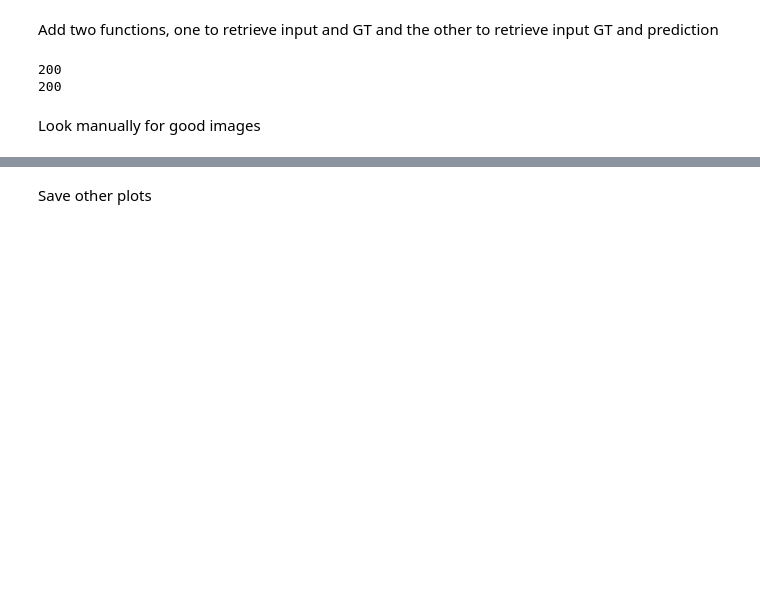
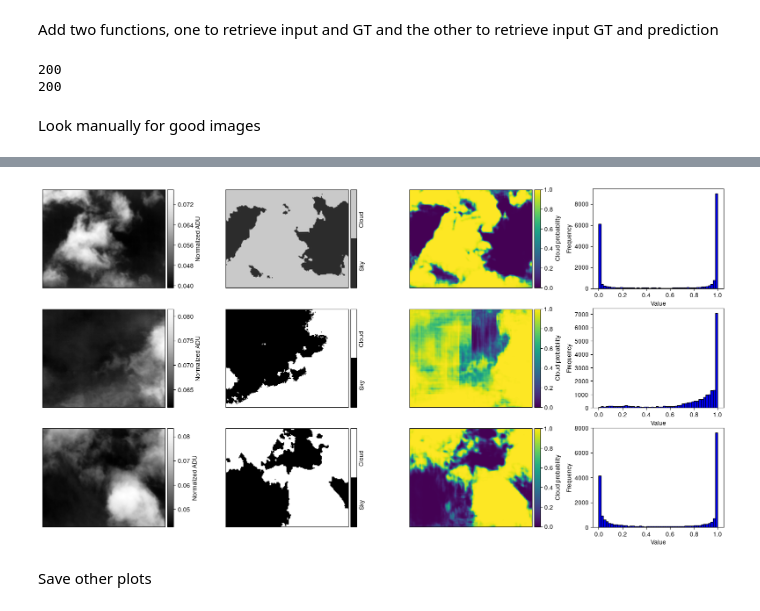
Before and after one commit to ASKabalan/-infrared-cloud-detection-, a Jupyter notebook: notebooks/generating_results_from_fits.ipynb, the cells around one changed output, grey strips where cells are left out. Cells and saved outputs as stored; diff of their text form; code cells hidden in the pictures; blank space fills up the shorter version.

```diff
--- a/notebooks/generating_results_from_fits.ipynb
+++ b/notebooks/generating_results_from_fits.ipynb
@@ -78,2 +82,6 @@ viz.plot_image_preds([train_fits[171], train_fits[46], train_fits[48]], figsize_
+# %%
+viz.plot_image_preds([train_fits[171], train_fits[46], train_fits[48]], figsize_per_row=(20,10), save=False)
+# %% [output]
+[figure, added]
 # %%
 viz.save_image_preds([train_fits[4], train_fits[189], train_fits[171],train_fits[181],train_fits[17]],f'../paper/figures/sample_prediction.pdf',figsize_per_row=(8,1.75))
```
Also changed, not shown: parts of 5 cells of this notebook, 3 other files.
